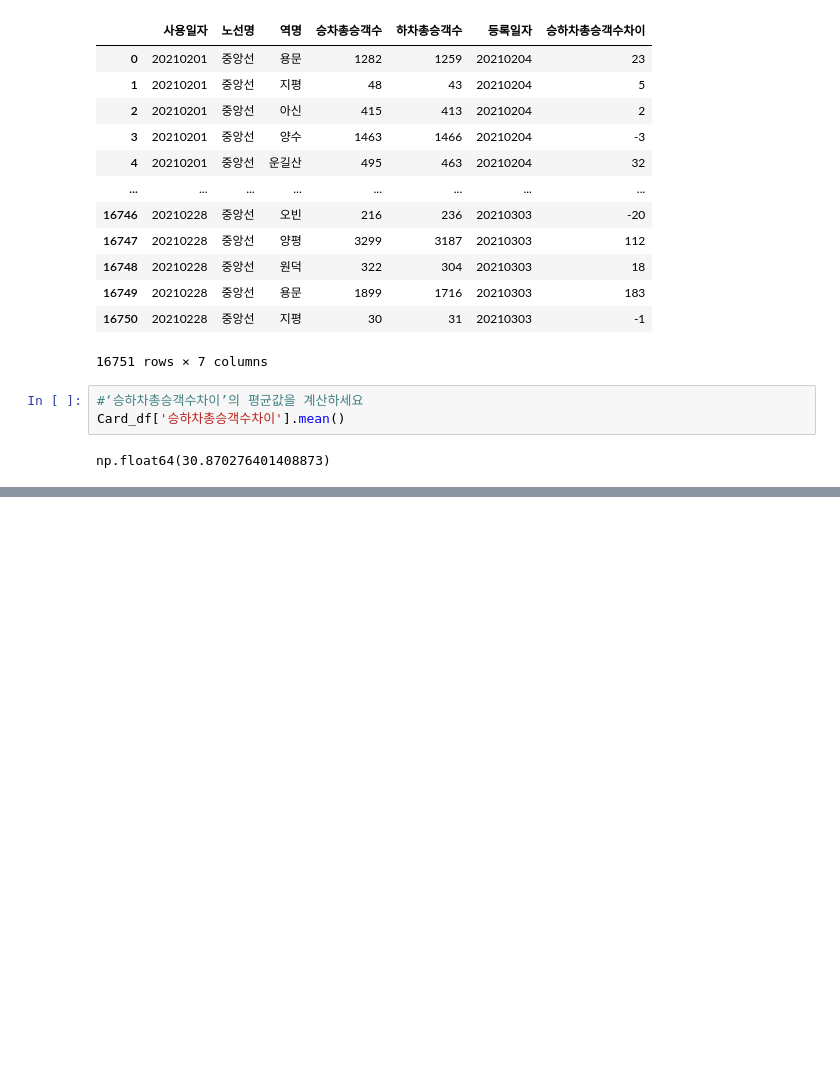
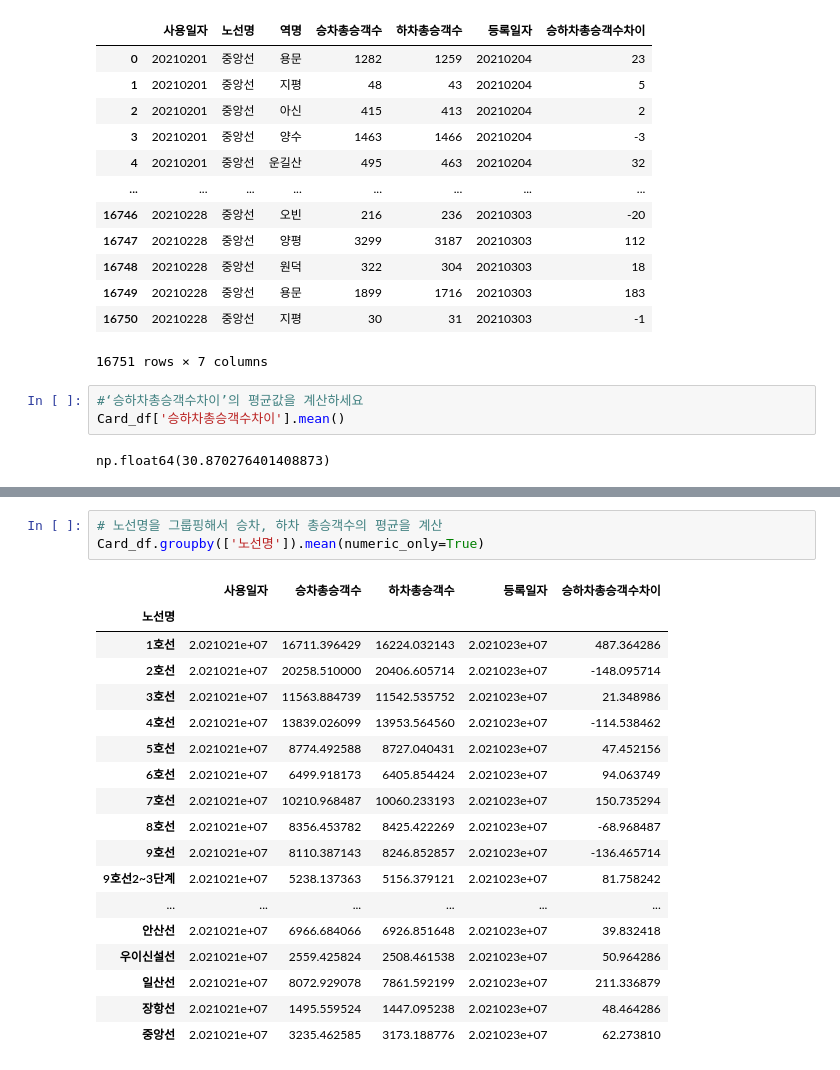
Before and after one commit to sjun4040/hipython_rep, a Jupyter notebook: 15.데이터전처리2.ipynb, the cells around one changed output, grey strips where cells are left out. Saved outputs shown, nothing was run; the diff lists cells and outputs as text; blank space fills up the shorter version.

```diff
--- a/15.데이터전처리2.ipynb
+++ b/15.데이터전처리2.ipynb
@@ -637,0 +669,22 @@ sample_df
+# %%
+# 노선명을 그룹핑해서 승차, 하차 총승객수의 평균을 계산
+Card_df.groupby(['노선명']).mean(numeric_only=True)
+# %% [output]
+|  | 사용일자 | 승차총승객수 | 하차총승객수 | 등록일자 | 승하차총승객수차이 |
+| 노선명 |  |  |  |  |  |
+| 1호선 | 2.021021e+07 | 16711.396429 | 16224.032143 | 2.021023e+07 | 487.364286 |
+| 2호선 | 2.021021e+07 | 20258.510000 | 20406.605714 | 2.021023e+07 | -148.095714 |
+| 3호선 | 2.021021e+07 | 11563.884739 | 11542.535752 | 2.021023e+07 | 21.348986 |
+| 4호선 | 2.021021e+07 | 13839.026099 | 13953.564560 | 2.021023e+07 | -114.538462 |
+| 5호선 | 2.021021e+07 | 8774.492588 | 8727.040431 | 2.021023e+07 | 47.452156 |
+| 6호선 | 2.021021e+07 | 6499.918173 | 6405.854424 | 2.021023e+07 | 94.063749 |
+| 7호선 | 2.021021e+07 | 10210.968487 | 10060.233193 | 2.021023e+07 | 150.735294 |
+| 8호선 | 2.021021e+07 | 8356.453782 | 8425.422269 | 2.021023e+07 | -68.968487 |
+| 9호선 | 2.021021e+07 | 8110.387143 | 8246.852857 | 2.021023e+07 | -136.465714 |
+| 9호선2~3단계 | 2.021021e+07 | 5238.137363 | 5156.379121 | 2.021023e+07 | 81.758242 |
+| ... | ... | ... | ... | ... | ... |
+| 안산선 | 2.021021e+07 | 6966.684066 | 6926.851648 | 2.021023e+07 | 39.832418 |
+| 우이신설선 | 2.021021e+07 | 2559.425824 | 2508.461538 | 2.021023e+07 | 50.964286 |
+| 일산선 | 2.021021e+07 | 8072.929078 | 7861.592199 | 2.021023e+07 | 211.336879 |
+| 장항선 | 2.021021e+07 | 1495.559524 | 1447.095238 | 2.021023e+07 | 48.464286 |
+| 중앙선 | 2.021021e+07 | 3235.462585 | 3173.188776 | 2.021023e+07 | 62.273810 |
```
Also changed, not shown: parts of 5 cells of this notebook, 2 other files.
